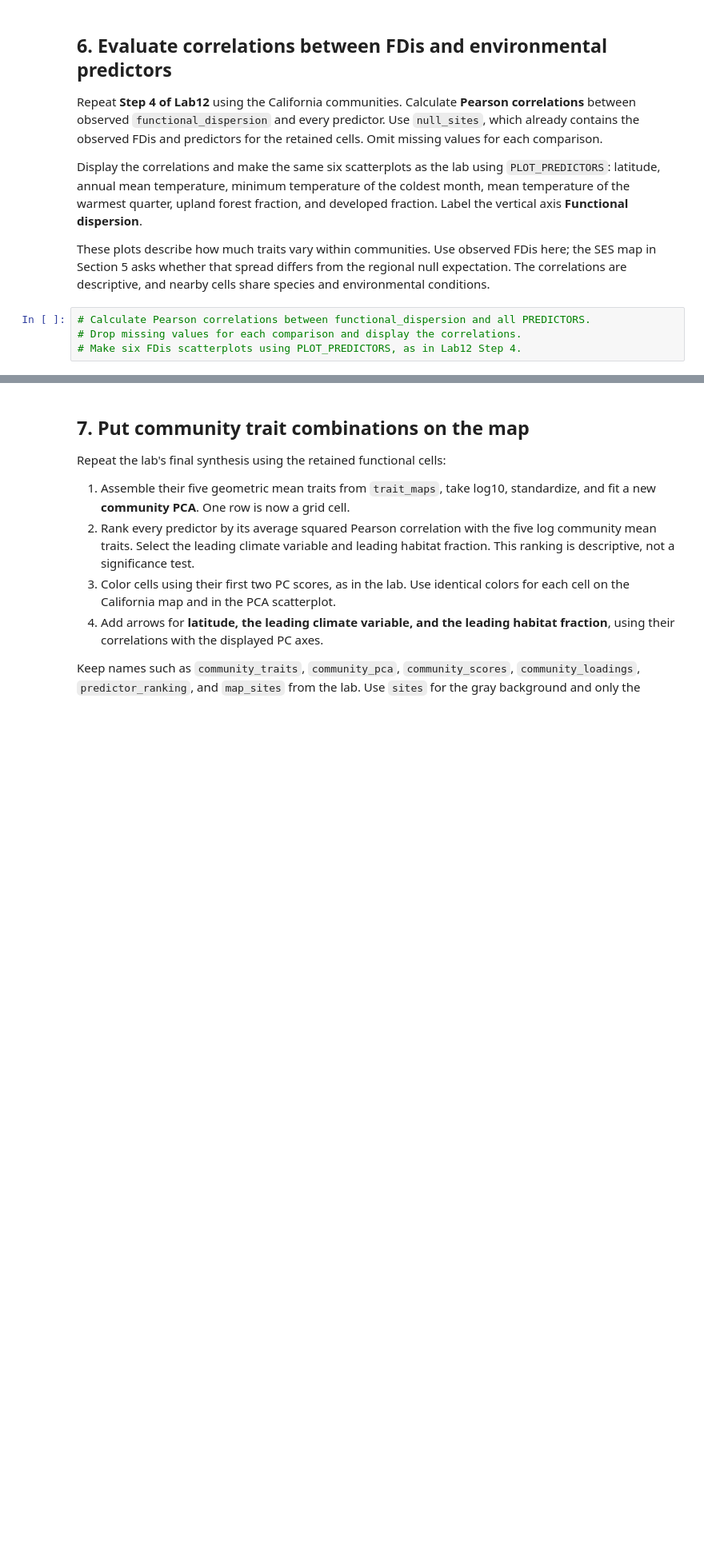
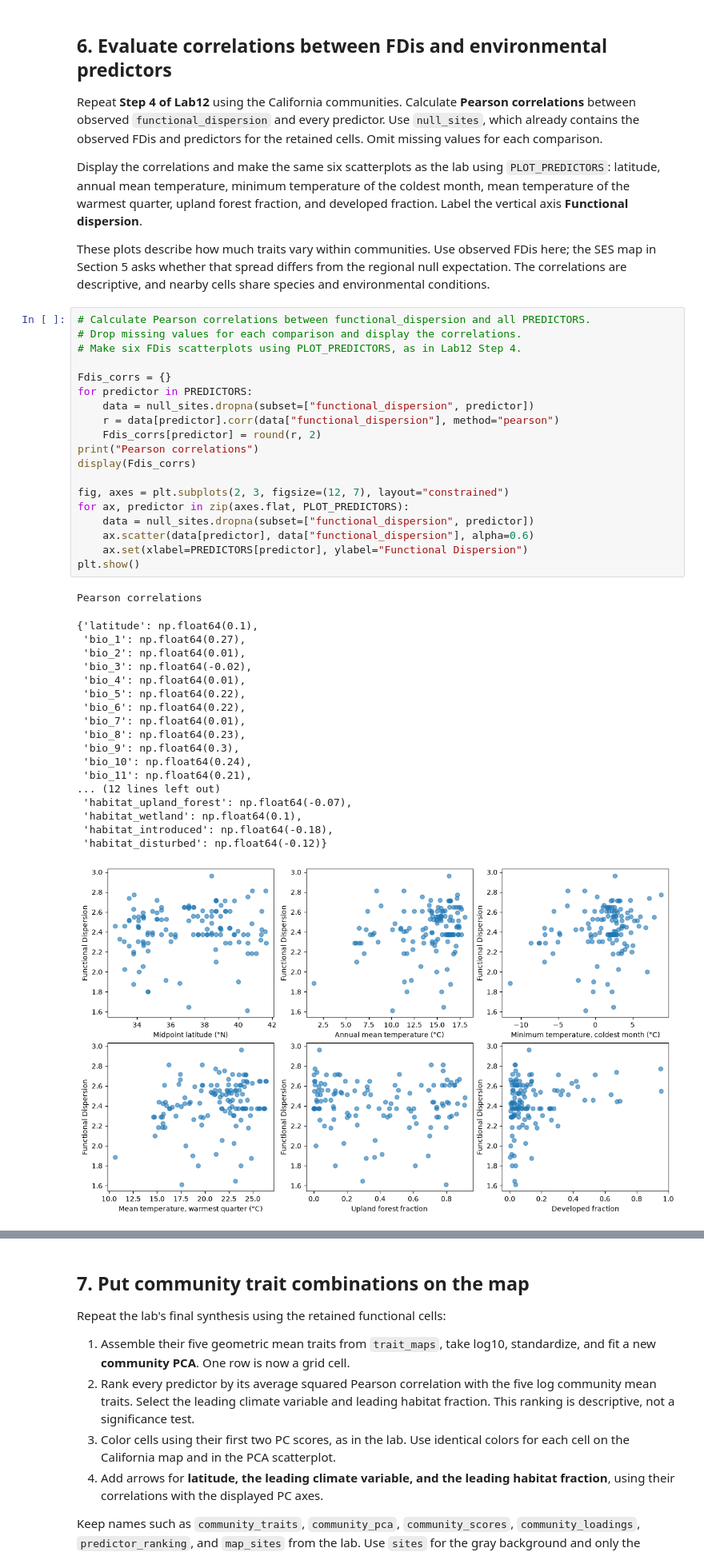
Before and after one commit to Gyrosigma/BIO597-SpatialBiodiversity, a Jupyter notebook: docs/assignments/Assignment-12-SpatialTraitVariation.ipynb, the cells around one changed output, grey strips where cells are left out. Shown at 80% size. Saved outputs shown, nothing was run; the diff lists cells and outputs as text; blank space fills up the shorter version.

```diff
--- a/docs/assignments/Assignment-12-SpatialTraitVariation.ipynb
+++ b/docs/assignments/Assignment-12-SpatialTraitVariation.ipynb
@@ -582,4 +620,39 @@ share species and environmental conditions.
 # %%
 # Calculate Pearson correlations between functional_dispersion and all PREDICTORS.
 # Drop missing values for each comparison and display the correlations.
 # Make six FDis scatterplots using PLOT_PREDICTORS, as in Lab12 Step 4.
+
+Fdis_corrs = {}
+for predictor in PREDICTORS:
+    data = null_sites.dropna(subset=["functional_dispersion", predictor])
+    r = data[predictor].corr(data["functional_dispersion"], method="pearson")
+    Fdis_corrs[predictor] = round(r, 2)
+print("Pearson correlations")
+display(Fdis_corrs)
+
+fig, axes = plt.subplots(2, 3, figsize=(12, 7), layout="constrained")
+for ax, predictor in zip(axes.flat, PLOT_PREDICTORS):
+    data = null_sites.dropna(subset=["functional_dispersion", predictor])
+    ax.scatter(data[predictor], data["functional_dispersion"], alpha=0.6)
+    ax.set(xlabel=PREDICTORS[predictor], ylabel="Functional Dispersion")
+plt.show()
+# %% [output]
+Pearson correlations
+{'latitude': np.float64(0.1),
+ 'bio_1': np.float64(0.27),
+ 'bio_2': np.float64(0.01),
+ 'bio_3': np.float64(-0.02),
+ 'bio_4': np.float64(0.01),
+ 'bio_5': np.float64(0.22),
+ 'bio_6': np.float64(0.22),
+ 'bio_7': np.float64(0.01),
+ 'bio_8': np.float64(0.23),
+ 'bio_9': np.float64(0.3),
+ 'bio_10': np.float64(0.24),
+ 'bio_11': np.float64(0.21),
+... (12 lines left out)
+ 'habitat_upland_forest': np.float64(-0.07),
+ 'habitat_wetland': np.float64(0.1),
+ 'habitat_introduced': np.float64(-0.18),
+ 'habitat_disturbed': np.float64(-0.12)}
+[figure, added]
```
Also changed, not shown: parts of 14 cells of this notebook.
